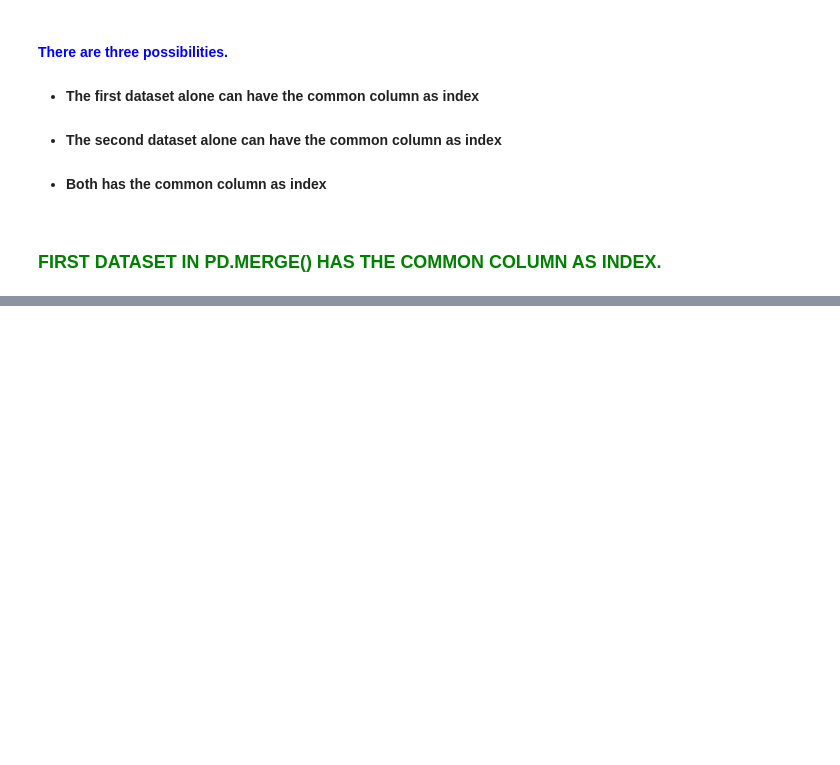
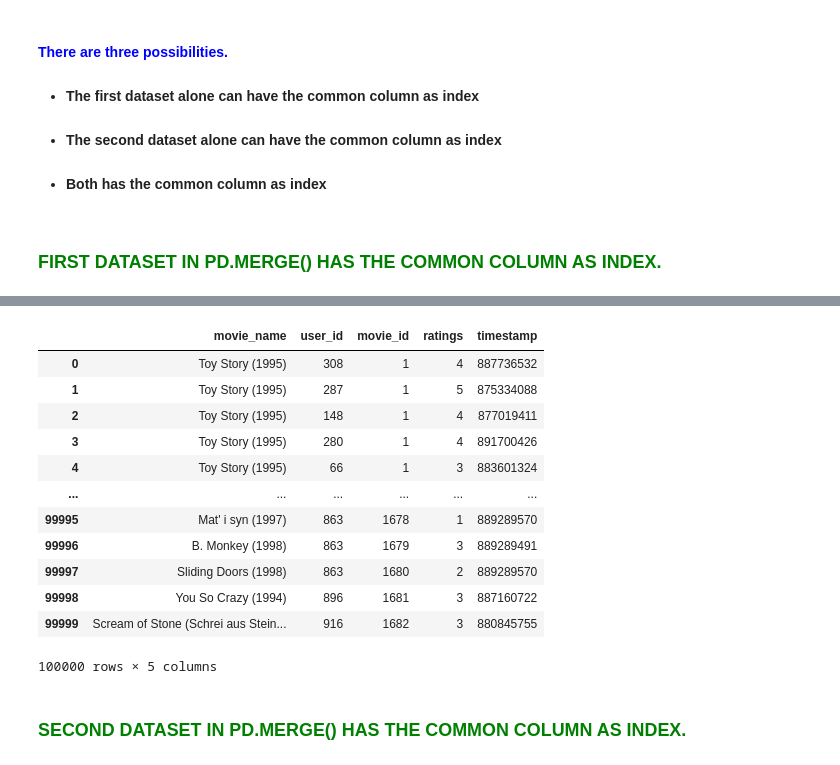
Before and after one commit to Sreekanthrshekar/personal_projects, a Jupyter notebook: data_cleaning_and_preprocessing/Data_preprocessing_methods.ipynb, the cells around one changed output, grey strips where cells are left out. Drawn from its saved outputs; the diff is of its cells as text; code cells hidden in the pictures; blank space fills up the shorter version.

```diff
--- a/data_cleaning_and_preprocessing/Data_preprocessing_methods.ipynb
+++ b/data_cleaning_and_preprocessing/Data_preprocessing_methods.ipynb
@@ -489,0 +490,19 @@ movie_rating2
+# %%
+movie_rating32 = pd.merge(movie_df5,movie_df6, left_on='m_id', right_on='movie_id')
+movie_rating32
+# %% [output]
+|  | movie_name | user_id | movie_id | ratings | timestamp |
+| 0 | Toy Story (1995) | 308 | 1 | 4 | 887736532 |
+| 1 | Toy Story (1995) | 287 | 1 | 5 | 875334088 |
+| 2 | Toy Story (1995) | 148 | 1 | 4 | 877019411 |
+| 3 | Toy Story (1995) | 280 | 1 | 4 | 891700426 |
+| 4 | Toy Story (1995) | 66 | 1 | 3 | 883601324 |
+| ... | ... | ... | ... | ... | ... |
+| 99995 | Mat' i syn (1997) | 863 | 1678 | 1 | 889289570 |
+| 99996 | B. Monkey (1998) | 863 | 1679 | 3 | 889289491 |
+| 99997 | Sliding Doors (1998) | 863 | 1680 | 2 | 889289570 |
+| 99998 | You So Crazy (1994) | 896 | 1681 | 3 | 887160722 |
+| 99999 | Scream of Stone (Schrei aus Stein... | 916 | 1682 | 3 | 880845755 |
+100000 rows × 5 columns
+# %% [markdown]
+### <font color=green > SECOND DATASET IN PD.MERGE() HAS THE COMMON COLUMN AS INDEX. </font>
```
Also changed, not shown: parts of 22 cells of this notebook.
